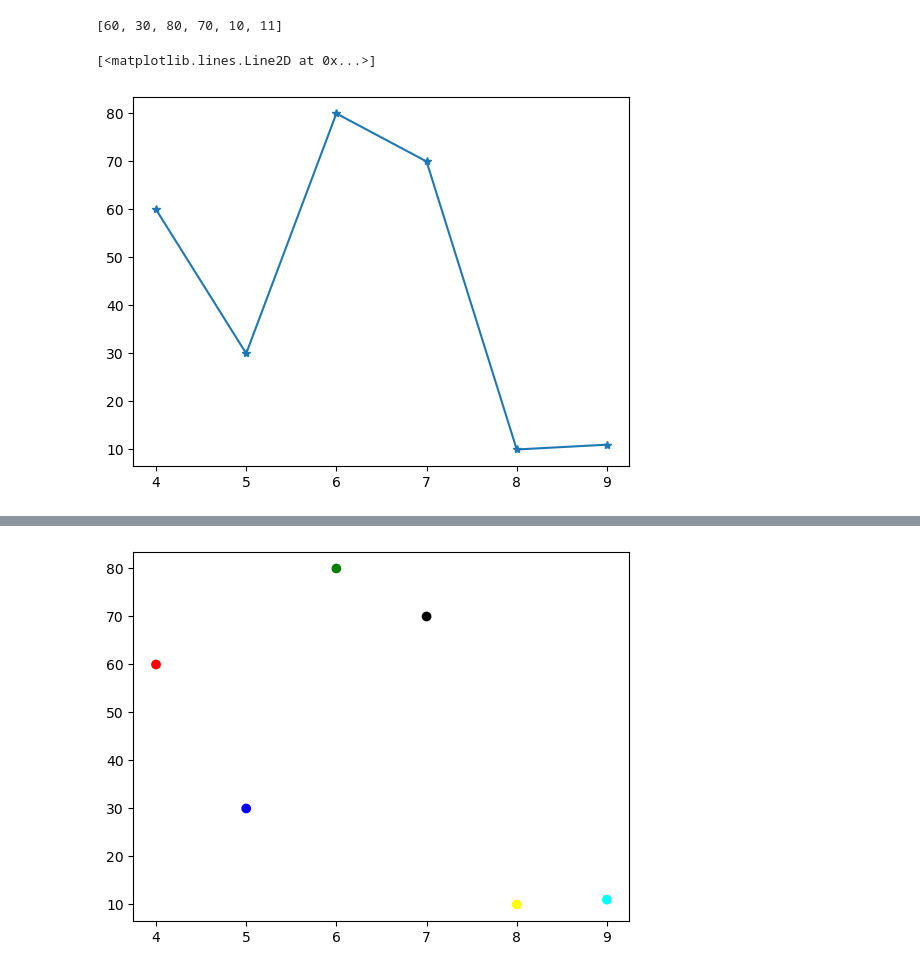
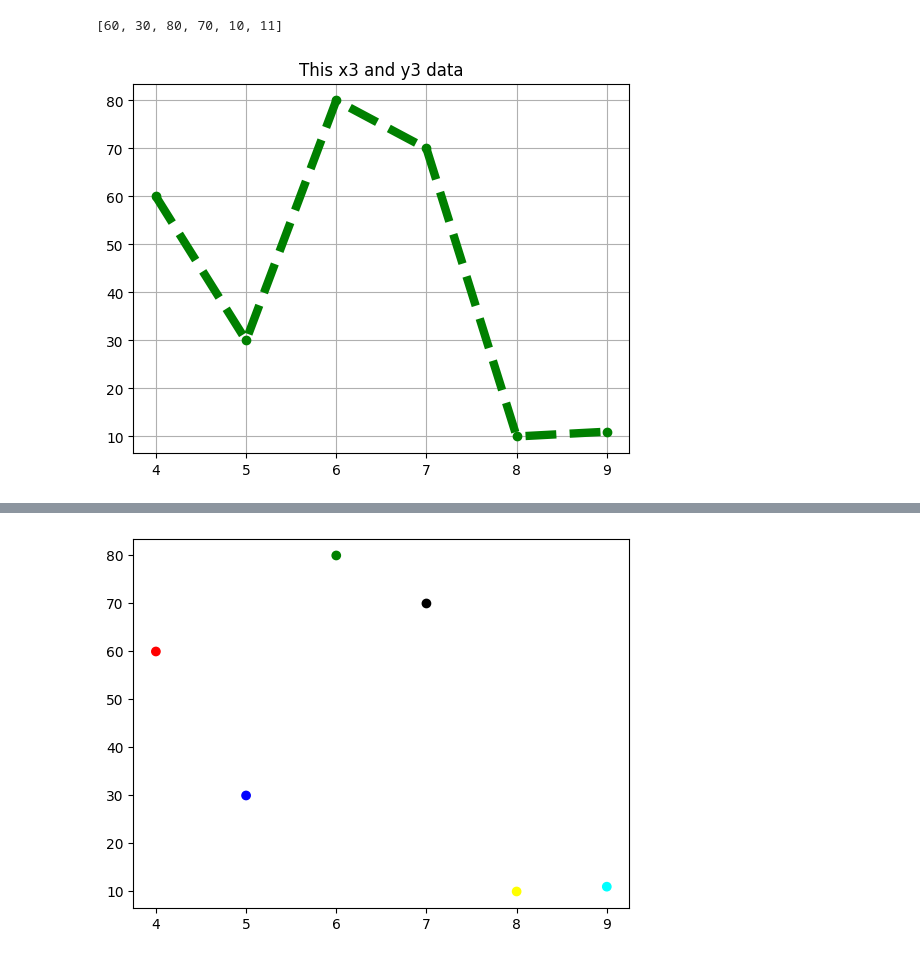
Before and after one commit to Sufeeya07/visualization, a Jupyter notebook: matplotlib/1- matplotlib .ipynb, the cells around one changed output, grey strips where cells are left out. Drawn from its saved outputs; the diff is of its cells as text; code cells hidden in the pictures.

```diff
--- a/matplotlib/1- matplotlib .ipynb
+++ b/matplotlib/1- matplotlib .ipynb
@@ -154,7 +200,10 @@ y3
 # %% [output]
 [60, 30, 80, 70, 10, 11]
 # %%
-plt.plot(x3,y3 , marker ='*')
+plt.plot(x3,y3 ,'--g', linewidth= 6, marker='o')
+
+plt.title('This x3 and y3 data')
+
+plt.grid()
 # %% [output]
-[<matplotlib.lines.Line2D at 0x...>]
-[figure, old version]
+[figure, new version]
```
Also changed, not shown: parts of 28 cells of this notebook.
